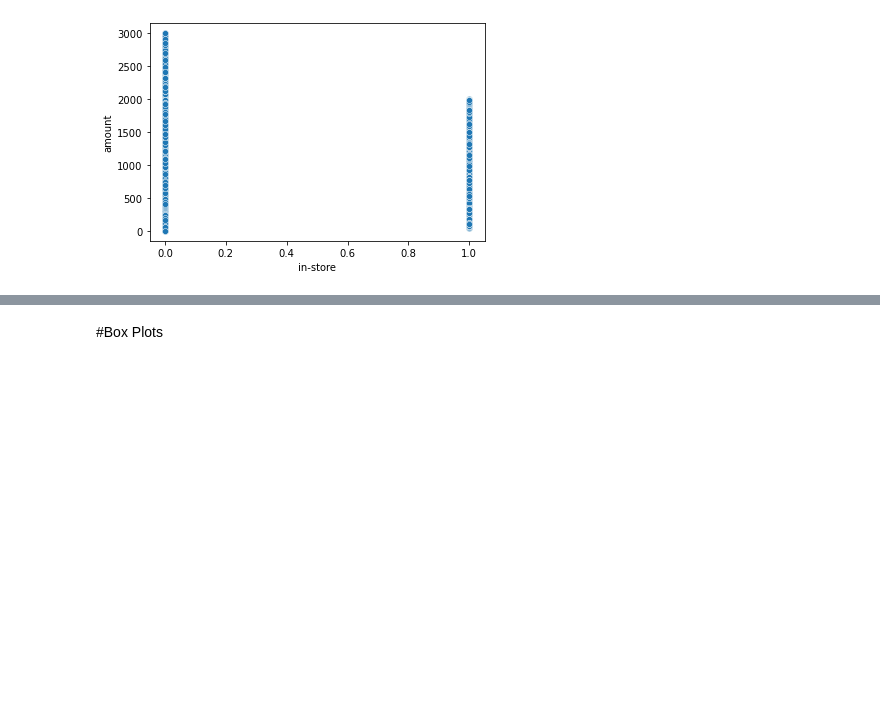
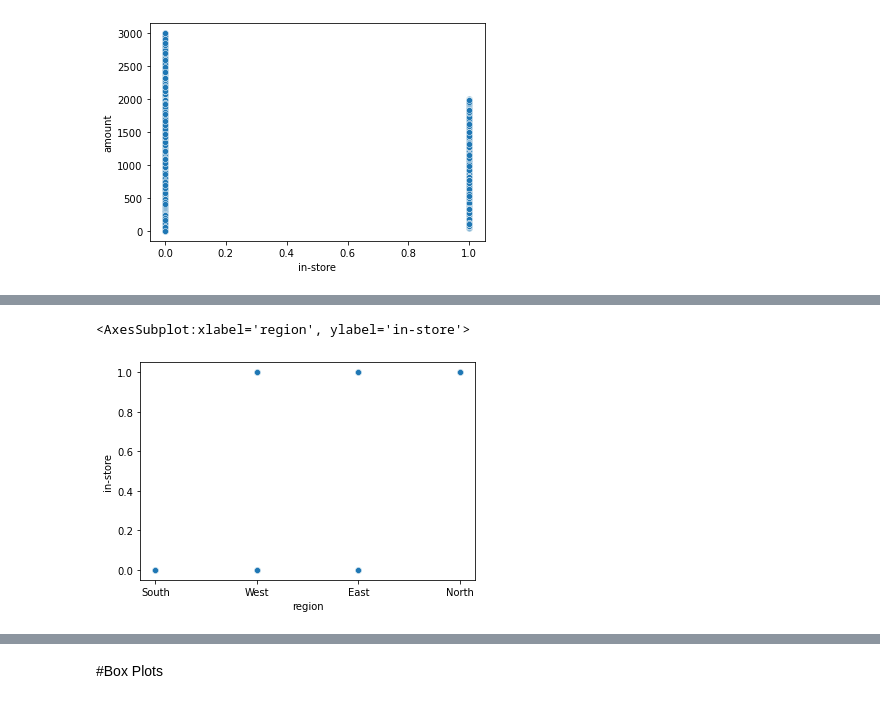
Before and after one commit to susanareyes1/CourseWork, a Jupyter notebook: First Task.ipynb, the cells around one changed output, grey strips where cells are left out. Drawn from its saved outputs; the diff is of its cells as text; code cells hidden in the pictures; blank space fills up the shorter version.

```diff
--- a/First Task.ipynb
+++ b/First Task.ipynb
@@ -296,0 +310,5 @@ sns.scatterplot(data=data, x="in-store", y="amount")
+# %%
+sns.scatterplot(data=data, x="region", y="in-store")
+# %% [output]
+<AxesSubplot:xlabel='region', ylabel='in-store'>
+[figure, added]
```
Also changed, not shown: parts of 8 cells of this notebook.
